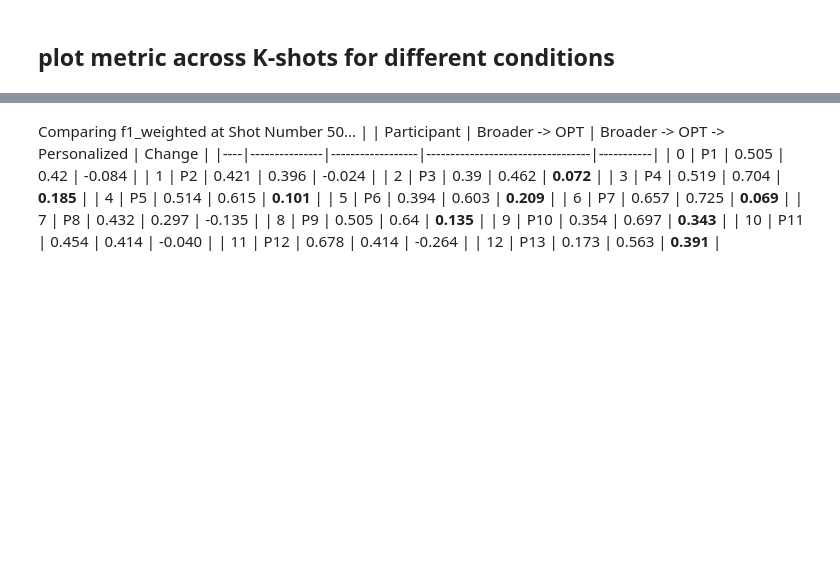
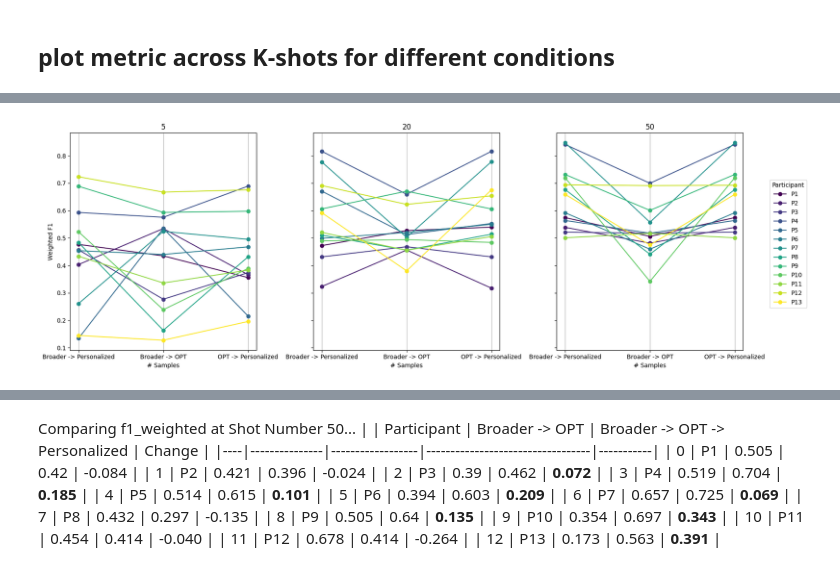
Before and after one commit to h-khayami/ssl-wearables, a Jupyter notebook: plots/K_shot.ipynb, the cells around one changed output, grey strips where cells are left out. Cells and saved outputs as stored; diff of their text form; code cells hidden in the pictures; blank space fills up the shorter version.

```diff
--- a/plots/K_shot.ipynb
+++ b/plots/K_shot.ipynb
@@ -451,0 +403,79 @@ Plotting f1_weighted at Shot Number 50...
+# %%
+import matplotlib.pyplot as plt
+import numpy as np
+
+def plot_individual_results(df, metric):
+    """
+    Plot the individual results for each condition using the viridis colormap
+    with subplots arranged side by side.
+    """
+    print("Plotting individual results...")
+
+    conditions = df['plot_legend'].unique()
+    num_conditions = len(conditions)
+    conditions = sorted(conditions, key=len)
+    conditions = ['Broader -> Personalized','Broader -> OPT', 'OPT -> Personalized']
+    df = df[df['plot_legend'] != 'Broader -> OPT -> Personalized']
+    # sort the dataframe by conditions
+    # Define the custom order for plot_legend
+    custom_order = ['Broader -> Personalized', 'Broader -> OPT', 'OPT -> Personalized']
+
+    # Convert the plot_legend column to a categorical type with the custom order
+    df['plot_legend'] = pd.Categorical(df['plot_legend'], categories=custom_order, ordered=True)
+
+    # Sort the DataFrame by the plot_legend column
+    df = df.sort_values(by='plot_legend')
+    shut_numbers = df['shot_number'].unique()
+    shut_numbers = sorted(shut_numbers, key=lambda x: int(x))
+    # Create subplots
+    fig, axes = plt.subplots(1, len(shut_numbers), figsize=(6 * len(shut_numbers), 6), sharey=True)
+
+    # If only 1 condition, axes won't be an array
+    if num_conditions == 1:
+        axes = [axes]
+
+    for ax, shot_number in zip(axes, shut_numbers):
+        shot_number_data = df[df['shot_number'] == shot_number]
+        # condition_data = df[df['plot_legend'] == condition]
+
+        # Sort folds numerically
+        unique_folds = sorted(
+            shot_number_data['fold'].unique(),
+            key=lambda x: int(x.replace('P', ''))
+        )
+
+        num_folds = len(unique_folds)
+        colors = plt.cm.viridis(np.linspace(0, 1, num_folds))
+
+        for i, fold in enumerate(unique_folds):
+            fold_data = shot_number_data[shot_number_data['fold'] == fold]
+            fold_data = fold_data.sort_values('shot_number')
+            ax.plot(
+                fold_data['plot_legend'],
+                fold_data[metric],
+                label=f"{fold}",
+                marker='o',
+                color=colors[i]
+            )
+
+        ax.set_xlabel('# Samples')
+        ax.set_title(f'{shot_number}')
+        ax.grid(True, which='major', axis='x')
+        ticks = fold_data['plot_legend'].unique().tolist()
+        ticks = sorted(ticks)
+        ax.set_xticks(ticks)
+        # ax.set_xticks([10, 20, 30, 40, 50])
+
+    # Shared y-axis label
+    axes[0].set_ylabel('Weighted F1')
+
+    # Place one shared legend outside the plot
+    handles, labels = axes[0].get_legend_handles_labels()
+    fig.legend(handles, labels, title='Participant', bbox_to_anchor=(0.94, 0.5), loc='center left')
+
+    plt.tight_layout(rect=[0, 0, 0.95, 1])  # leave space for legend
+    plt.show()
+
+# Call the function
+plot_individual_results(df_all_individual, 'f1_weighted')
+# %% [output]
@@ -452,3 +483,4 @@ Plotting f1_weighted at Shot Number 50...
+[figure, added]
 # %%
 import pandas as pd
 
```
Also changed, not shown: parts of 14 cells of this notebook, 11 other files.
